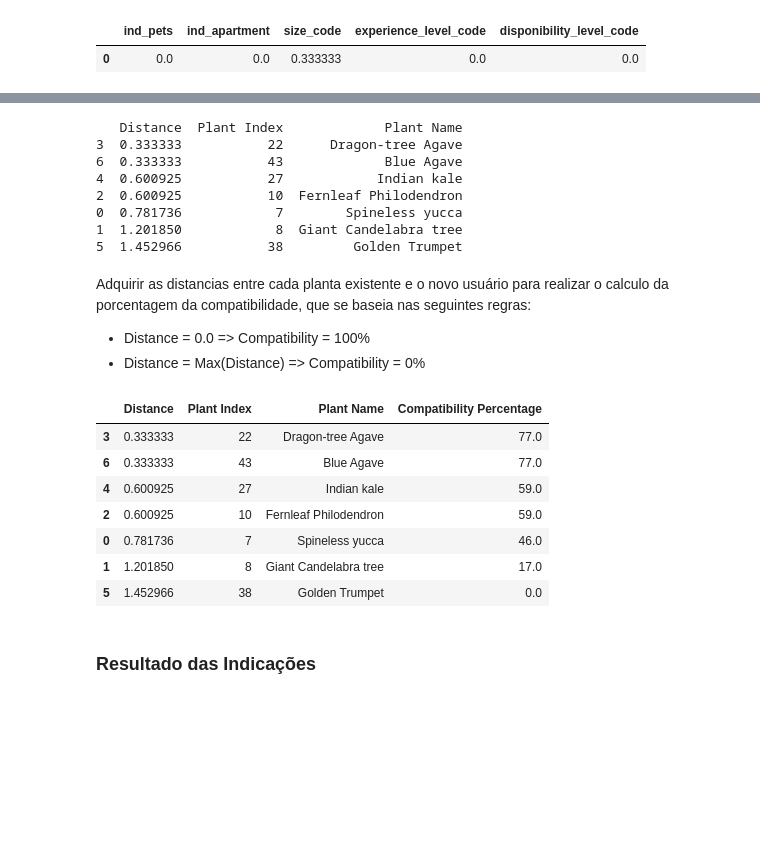
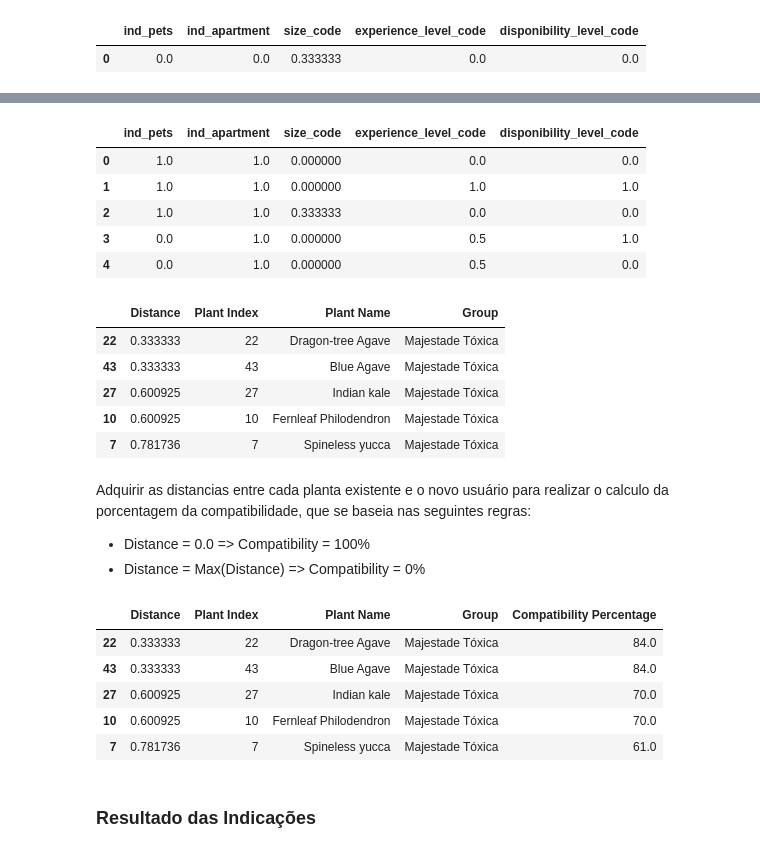
Before and after one commit to Chroma-CESAR/Rooted, a Jupyter notebook: notebooks/model.ipynb, the cells around one changed output, grey strips where cells are left out. Drawn from its saved outputs; the diff is of its cells as text; code cells hidden in the pictures; blank space fills up the shorter version.

```diff
--- a/notebooks/model.ipynb
+++ b/notebooks/model.ipynb
@@ -581,28 +569,34 @@ plants_in_group
+# %%
+data_distances = data_grouped.drop(columns=['kmeans_group', 'name', 'group_name'])
+data_distances.head()
+# %% [output]
+|  | ind_pets | ind_apartment | size_code | experience_level_code | disponibility_level_code |
+| 0 | 1.0 | 1.0 | 0.000000 | 0.0 | 0.0 |
+| 1 | 1.0 | 1.0 | 0.000000 | 1.0 | 1.0 |
+| 2 | 1.0 | 1.0 | 0.333333 | 0.0 | 0.0 |
+| 3 | 0.0 | 1.0 | 0.000000 | 0.5 | 1.0 |
+| 4 | 0.0 | 1.0 | 0.000000 | 0.5 | 0.0 |
 # %%
 from scipy.spatial.distance import cdist
 
-new_plant_cluster = new_user_group[0]
 
-cluster_plants = data_ml_normalized[data_ml_normalized['kmeans_group'] == new_plant_cluster].drop(columns=['kmeans_group'])
-
-distances = cdist(new_user_normalized, cluster_plants, metric='euclidean')
+distances = cdist(new_user_normalized, data_distances, metric='euclidean')
 
 distances_df = pd.DataFrame(distances.T, columns=['Distance'])
-distances_df['Plant Index'] = cluster_plants.index
-distances_df['Plant Name'] = data_grouped.loc[cluster_plants.index, 'name'].values
+distances_df['Plant Index'] = data_ml_normalized.index
+distances_df['Plant Name'] = data_grouped.loc[data_ml_normalized.index, 'name'].values
+distances_df['Group'] = data_grouped.loc[data_ml_normalized.index, 'group_name'].values
 distances_df = distances_df.sort_values(by='Distance')
 
 
-print(distances_df)
+distances_df.head()
 # %% [output]
-   Distance  Plant Index             Plant Name
-3  0.333333           22      Dragon-tree Agave
-6  0.333333           43             Blue Agave
-4  0.600925           27            Indian kale
-2  0.600925           10  Fernleaf Philodendron
-0  0.781736            7        Spineless yucca
-1  1.201850            8  Giant Candelabra tree
-5  1.452966           38         Golden Trumpet
+|  | Distance | Plant Index | Plant Name | Group |
+| 22 | 0.333333 | 22 | Dragon-tree Agave | Majestade Tóxica |
+| 43 | 0.333333 | 43 | Blue Agave | Majestade Tóxica |
+| 27 | 0.600925 | 27 | Indian kale | Majestade Tóxica |
+| 10 | 0.600925 | 10 | Fernleaf Philodendron | Majestade Tóxica |
+| 7 | 0.781736 | 7 | Spineless yucca | Majestade Tóxica |
 # %% [markdown]
 Adquirir as distancias entre cada planta existente e o novo usuário para realizar o calculo da porcentagem da compatibilidade,
 que se baseia nas seguintes regras:
@@ -612,16 +606,14 @@ que se baseia nas seguintes regras:
 # %%
 compatibility_percentage = round(100 - (distances_df['Distance'] / distances_df['Distance'].max() * 100),0)
 distances_df['Compatibility Percentage'] = compatibility_percentage.astype(float)
-distances_df
+distances_df.head()
 # %% [output]
-|  | Distance | Plant Index | Plant Name | Compatibility Percentage |
-| 3 | 0.333333 | 22 | Dragon-tree Agave | 77.0 |
-| 6 | 0.333333 | 43 | Blue Agave | 77.0 |
-| 4 | 0.600925 | 27 | Indian kale | 59.0 |
-| 2 | 0.600925 | 10 | Fernleaf Philodendron | 59.0 |
-| 0 | 0.781736 | 7 | Spineless yucca | 46.0 |
-| 1 | 1.201850 | 8 | Giant Candelabra tree | 17.0 |
-| 5 | 1.452966 | 38 | Golden Trumpet | 0.0 |
+|  | Distance | Plant Index | Plant Name | Group | Compatibility Percentage |
+| 22 | 0.333333 | 22 | Dragon-tree Agave | Majestade Tóxica | 84.0 |
+| 43 | 0.333333 | 43 | Blue Agave | Majestade Tóxica | 84.0 |
+| 27 | 0.600925 | 27 | Indian kale | Majestade Tóxica | 70.0 |
+| 10 | 0.600925 | 10 | Fernleaf Philodendron | Majestade Tóxica | 70.0 |
+| 7 | 0.781736 | 7 | Spineless yucca | Majestade Tóxica | 61.0 |
 # %% [markdown]
 ### **Resultado das Indicações**
 # %% [markdown]
```
Also changed, not shown: parts of 17 cells of this notebook, 5 other files.
